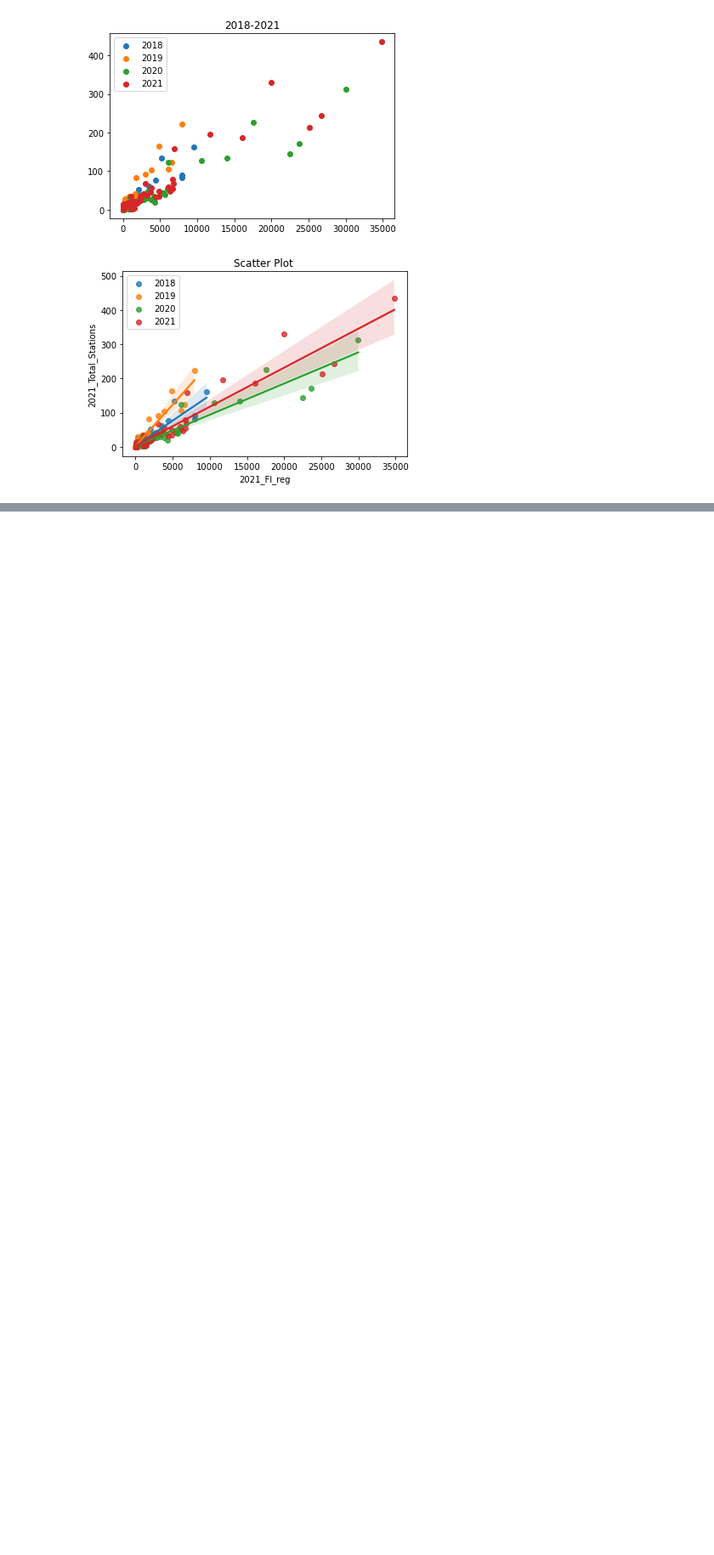
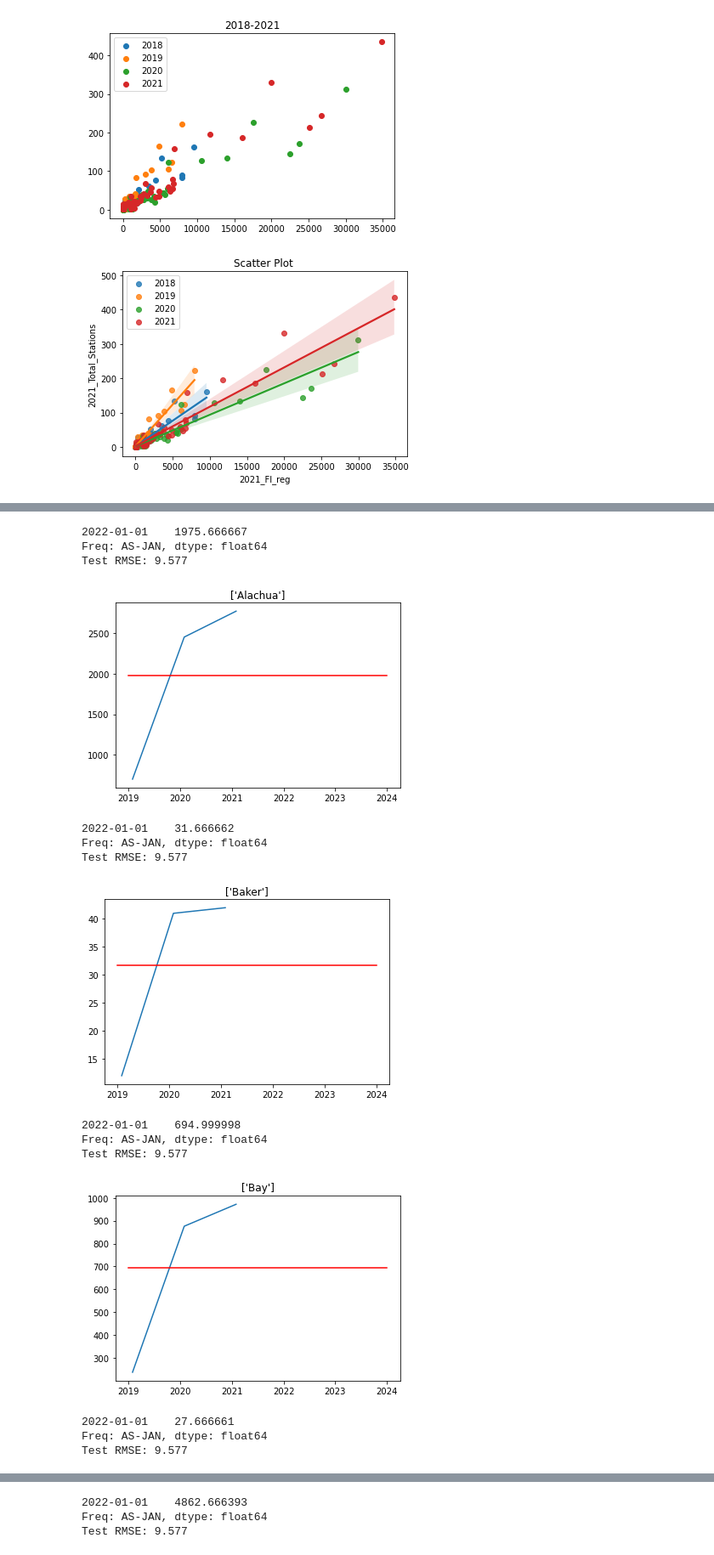
Before and after one commit to A-Klaber/project_fin, a Jupyter notebook: Project_Fin_ML_model_ed.ipynb, the cells around one changed output, grey strips where cells are left out. Shown at 85% size. Drawn from its saved outputs; the diff is of its cells as text; code cells hidden in the pictures; blank space fills up the shorter version.

```diff
--- a/Project_Fin_ML_model_ed.ipynb
+++ b/Project_Fin_ML_model_ed.ipynb
@@ -377,0 +380,62 @@ plt.show()
+# %%
+
+
+# yr_reg_df.index = yr_reg_df.index.to_period('Y')
+a=1
+b=0
+for column in yr_reg_df:
+    train = yr_reg_df.iloc[1:,b:a]
+    test = yr_reg_df.iloc[1:,b:a]
+    test.index = pd.date_range(start='1/1/2019', periods=3, freq='12M')
+    a= a+1
+    b= b+1
+#     series = test_df
+    # split into train and test sets
+#     X1 = series#.values
+    history = [x for x in train]
+    start = len(train)
+    end = len(train)
+    model = ARIMA(train, order=(0,0,0))
+    model_fit = model.fit()
+    predictions = model_fit.predict(start=start,end=end,type='levels')
+    print(predictions)
+    model2 = ARIMA(train, order=(0,0,0))
+    model_fit2 = model2.fit()
+    index_future_dates = pd.date_range(start='1/1/2019', periods=4, freq='12M')
+    predictions = model_fit2.predict(stat=len(test_df),end=len(test_df)+2,type = 'levels').rename('arima predictions')
+#     predictions.index = series.index[start:end]
+    # walk-forward validation
+#     for t in range(len(test)):
+#         model = ARIMA(history, order=(0,0,0))
+#         model_fit = model.fit()
+#         output = model_fit.forecast()
+#         yhat = output[0]
+# #         predictions.append(yhat)
+#         obs = test[t]
+#         history.append(obs)
+#         print('predicted=%f, expected=%f' % (yhat, obs))
+#     # evaluate forecasts
+#     rmse = sqrt(mean_squared_error(test, predictions))
+    print('Test RMSE: %.3f' % rmse)
+    # plot forecasts against actual outcomes
+    plt.plot(test)
+    plt.plot(predictions, color='red')
+    cty = list(train.columns.values)
+    plt.title(cty)
+    plt.show()
+# %% [output]
+2022-01-01    1975.666667
+Freq: AS-JAN, dtype: float64
+Test RMSE: 9.577
+[figure, added]
+2022-01-01    31.666662
+Freq: AS-JAN, dtype: float64
+Test RMSE: 9.577
+[figure, added]
+2022-01-01    694.999998
+Freq: AS-JAN, dtype: float64
+Test RMSE: 9.577
+[figure, added]
+2022-01-01    27.666661
+Freq: AS-JAN, dtype: float64
+Test RMSE: 9.577
@@ -377,0 +443,3 @@ plt.show()
+2022-01-01    4862.666393
+Freq: AS-JAN, dtype: float64
+Test RMSE: 9.577
```
Also changed, not shown: parts of 24 cells of this notebook, 1 other file.
